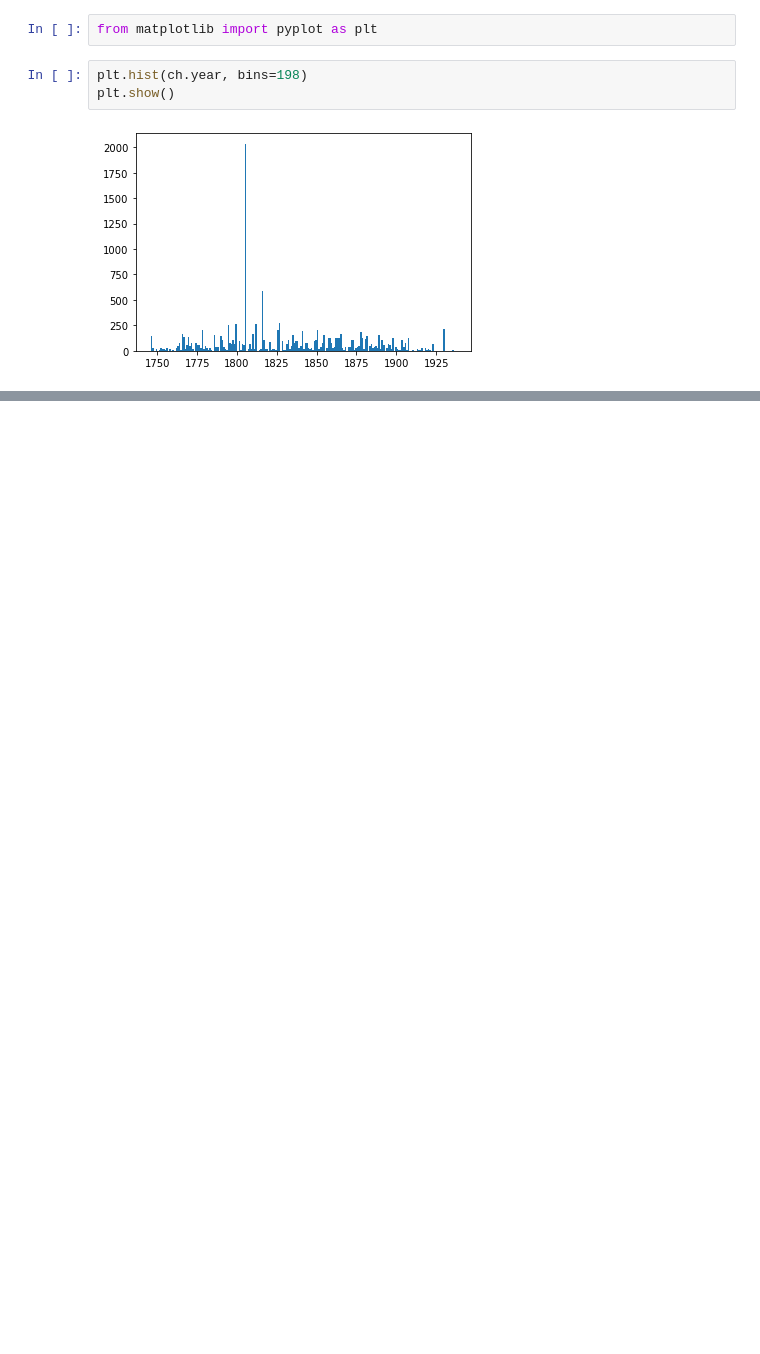
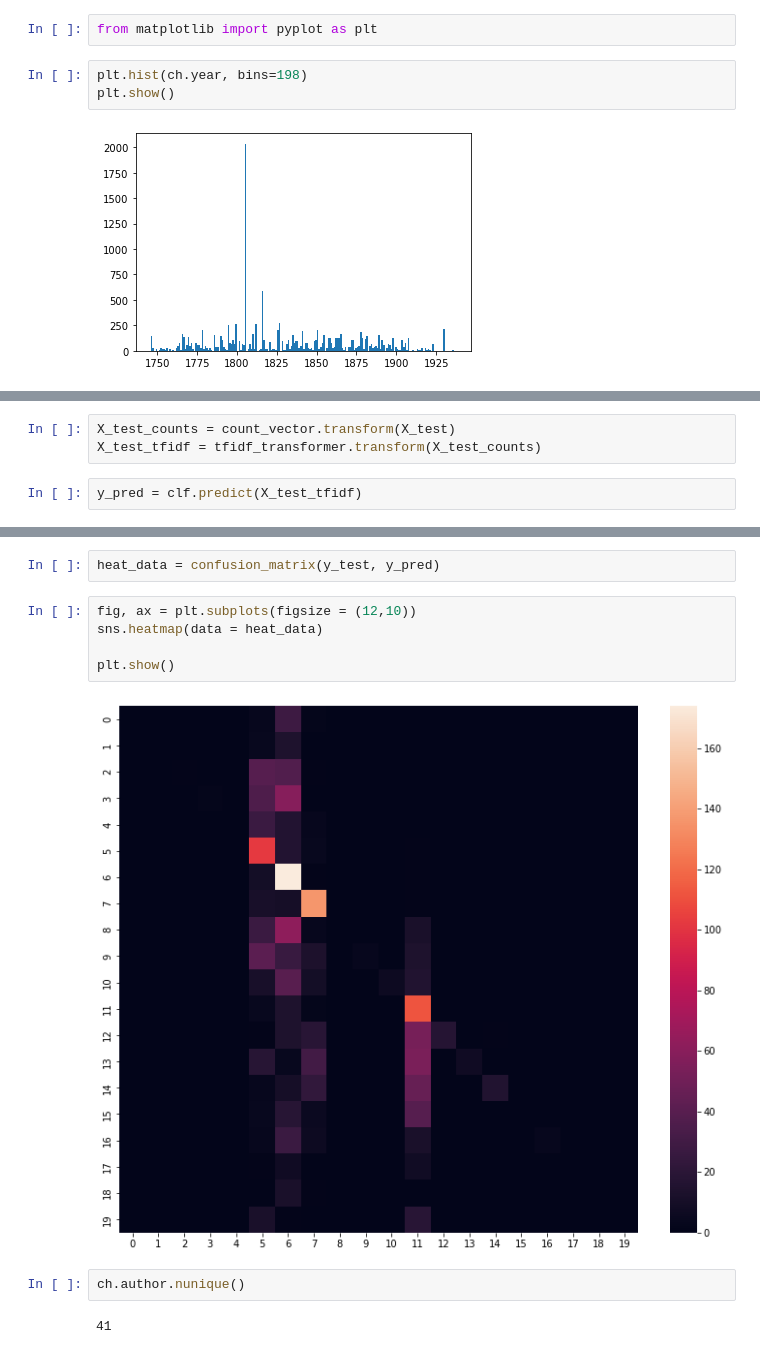
Before and after one commit to ATC-mmueller/nlp_publication_year, a Jupyter notebook: main.ipynb, the cells around one changed output, grey strips where cells are left out. Saved outputs shown, nothing was run; the diff lists cells and outputs as text; blank space fills up the shorter version.

Commit message:
ran first prediction, collected ideas for improvement

```diff
--- a/main.ipynb
+++ b/main.ipynb
@@ -237,0 +393,5 @@ plt.show()
+# %%
+X_test_counts = count_vector.transform(X_test)
+X_test_tfidf = tfidf_transformer.transform(X_test_counts)
+# %%
+y_pred = clf.predict(X_test_tfidf)
@@ -237,0 +414,13 @@ plt.show()
+# %%
+heat_data = confusion_matrix(y_test, y_pred)
+# %%
+fig, ax = plt.subplots(figsize = (12,10))
+sns.heatmap(data = heat_data)
+
+plt.show()
+# %% [output]
+[figure, added]
+# %%
+ch.author.nunique()
+# %% [output]
+41
```
Also changed, not shown: parts of 41 cells of this notebook.
